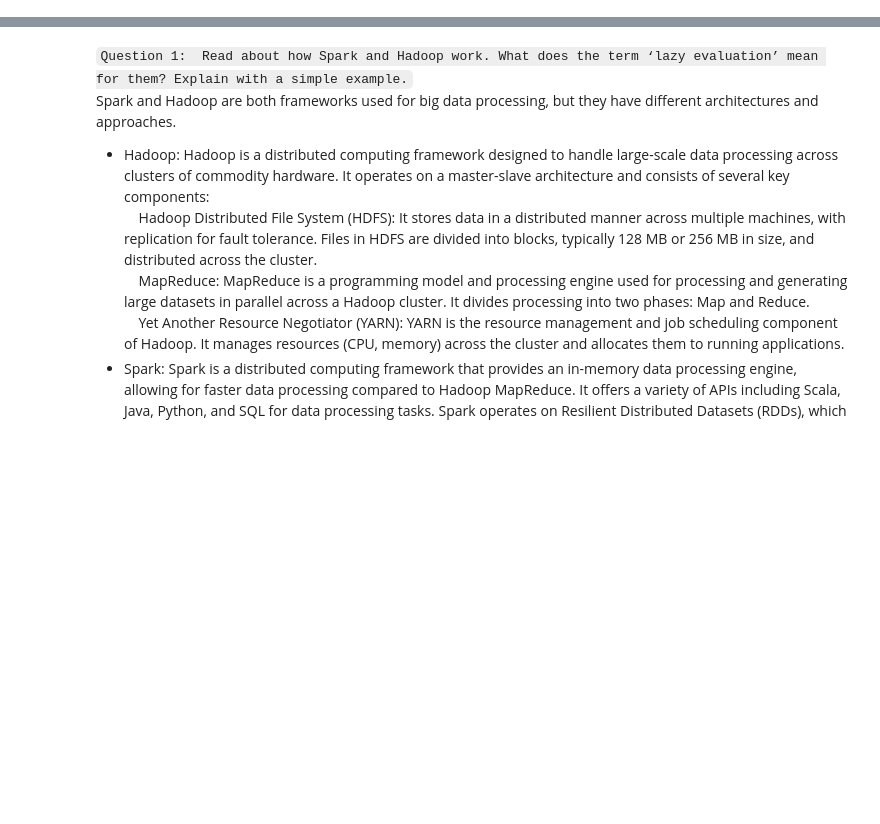
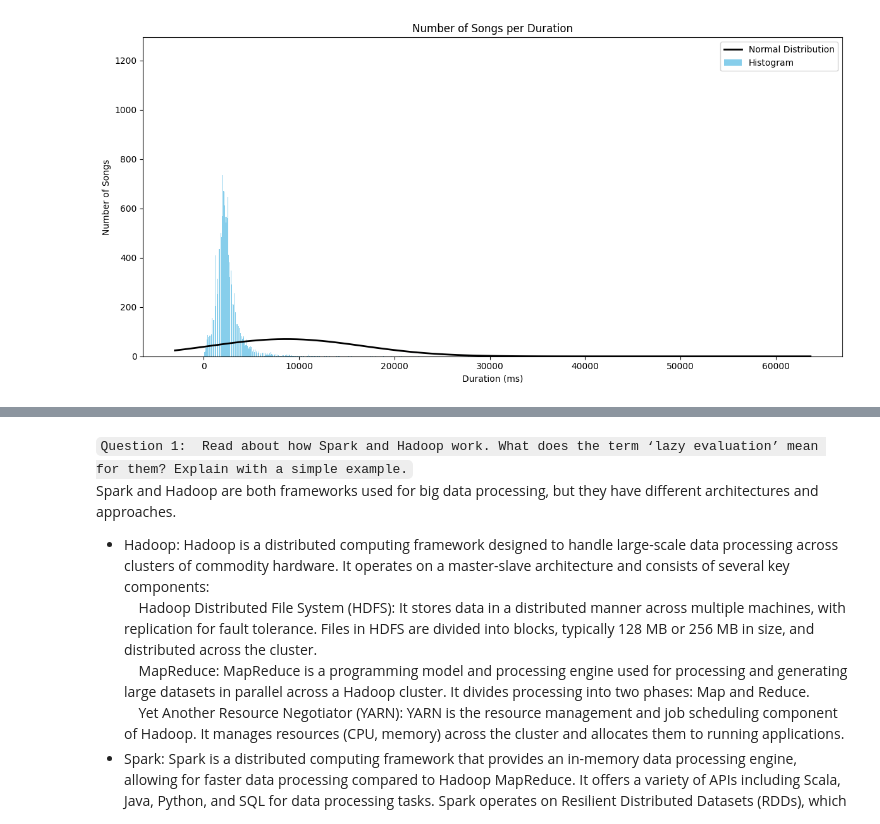
Before and after one commit to avamirm/Investigation-Using-PySpark, a Jupyter notebook: Spotify/spotify.ipynb, the cells around one changed output, grey strips where cells are left out. Saved outputs shown, nothing was run; the diff lists cells and outputs as text; code cells hidden in the pictures; blank space fills up the shorter version.

```diff
--- a/Spotify/spotify.ipynb
+++ b/Spotify/spotify.ipynb
@@ -0,0 +172,77 @@
+# %%
+# from pyspark.sql.functions import floor
+
+# bin_width = 100
+# filtered_df = spotify_df.filter(spotify_df["duration_ms"] < 200000)
+# df_with_groups = spotify_df.withColumn("duration_group", floor(filtered_df["duration_ms"] / bin_width))
+
+# duration_df = df_with_groups.groupBy("duration_group").count()
+
+# x_values = duration_df.select("duration_group").rdd.flatMap(lambda x: x).collect()
+# y_values = duration_df.select("count").rdd.flatMap(lambda x: x).collect()
+
+# plt.figure(figsize=(12, 6))
+# plt.bar(x_values, y_values, color='skyblue')
+# plt.xlabel("Duration (ms)")
+# plt.ylabel("Number of Songs")
+# plt.title("Number of Songs per Duration")
+# plt.xticks(rotation=0)
+# plt.tight_layout()
+# plt.show()
+
+
+# Create a SparkSession
+
+# Sample DataFrame with "duration_ms" column
+# spotify_df = ...
+
+# # Define the bin width (100 milliseconds)
+# bin_width = 100
+
+# # Filter the DataFrame to include only durations less than 200,000 milliseconds
+# filtered_df = spotify_df.filter(spotify_df["duration_ms"] < 200000)
+
+# # Create a new column with the duration rounded down to the nearest multiple of 100
+# df_with_groups = filtered_df.withColumn("duration_group", floor(filtered_df["duration_ms"] / bin_width))
+
+# # Group by the duration groups and count the number of songs in each group
+# duration_df = df_with_groups.groupBy("duration_group").count()
+
+# # Extract the duration groups and counts for plotting
+# x_values = duration_df.select("duration_group").rdd.flatMap(lambda x: x).collect()
+# y_values = duration_df.select("count").rdd.flatMap(lambda x: x).collect()
+
+
+
+
+
+bin_width = 100
+filtered_df = spotify_df.filter(spotify_df["duration_ms"] < 200000)
+df_with_groups = spotify_df.withColumn("duration_group", floor(filtered_df["duration_ms"] / bin_width))
+
+duration_df = df_with_groups.groupBy("duration_group").count()
+
+x_values = duration_df.select("duration_group").rdd.flatMap(lambda x: x).collect()
+y_values = duration_df.select("count").rdd.flatMap(lambda x: x).collect()
+
+# Plot the histogram
+plt.figure(figsize=(12, 6))
+plt.bar(x_values, y_values, color='skyblue', label="Histogram")
+
+# Fit a normal distribution to the data
+mean_duration = np.mean(x_values)
+stddev_duration = np.std(x_values)
+xmin, xmax = plt.xlim()
+x = np.linspace(xmin, xmax, 100)
+p = norm.pdf(x, mean_duration, stddev_duration) * bin_width * len(x_values)
+plt.plot(x, p, 'k', linewidth=2, label="Normal Distribution")
+
+plt.xlabel("Duration (ms)")
+plt.ylabel("Number of Songs")
+plt.title("Number of Songs per Duration")
+plt.xticks(rotation=0)
+plt.legend()
+plt.tight_layout()
+plt.show()
+# %% [output]
+[figure, added]
```
Also changed, not shown: parts of 18 cells of this notebook.
